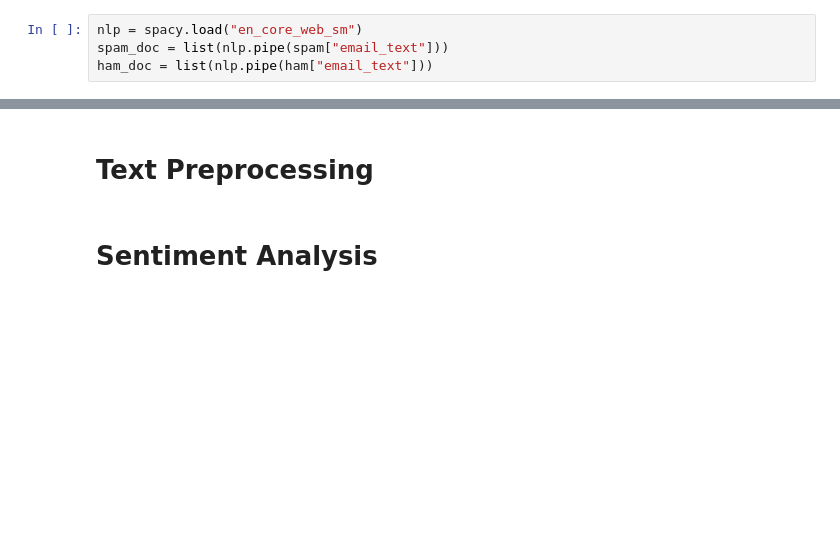
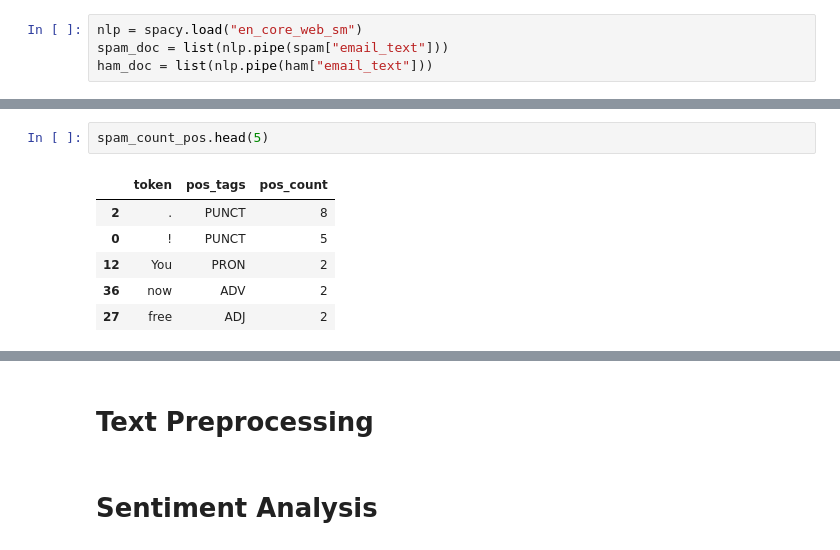
Before and after one commit to richmond003/Email-Spam-Detection, a Jupyter notebook: model.ipynb, the cells around one changed output, grey strips where cells are left out. Drawn from its saved outputs; the diff is of its cells as text; blank space fills up the shorter version.

```diff
--- a/model.ipynb
+++ b/model.ipynb
@@ -136,0 +167,9 @@ pprint(ham_doc)
+# %%
+spam_count_pos.head(5)
+# %% [output]
+|  | token | pos_tags | pos_count |
+| 2 | . | PUNCT | 8 |
+| 0 | ! | PUNCT | 5 |
+| 12 | You | PRON | 2 |
+| 36 | now | ADV | 2 |
+| 27 | free | ADJ | 2 |
```
Also changed, not shown: parts of 23 cells of this notebook.
